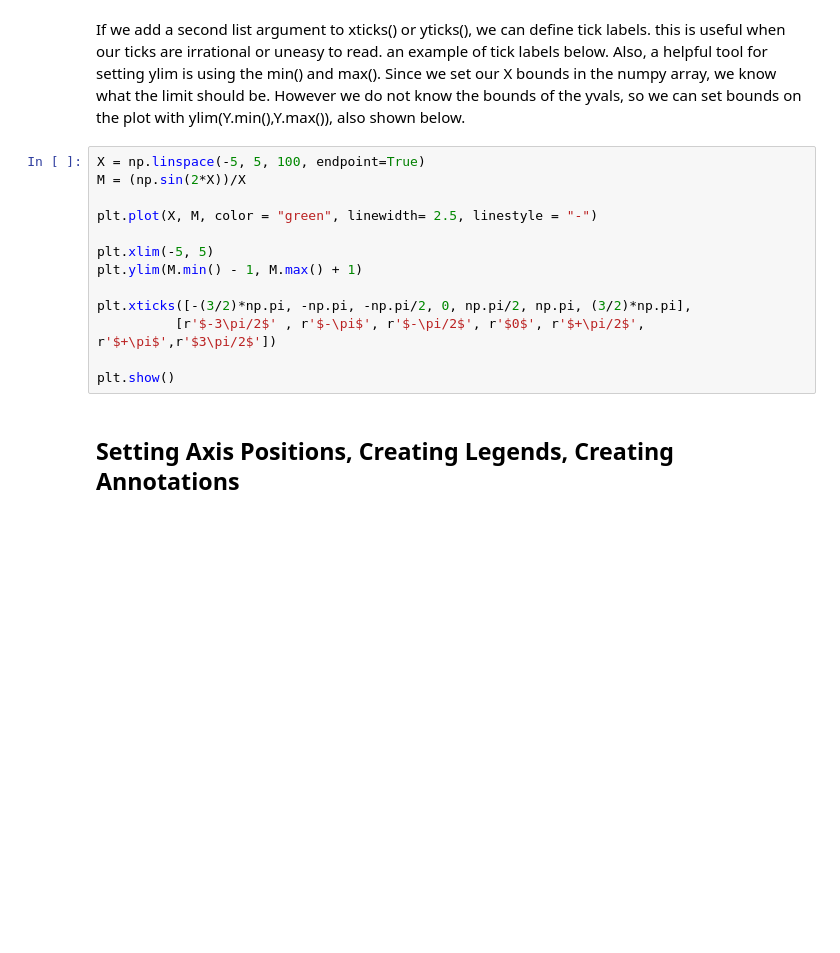
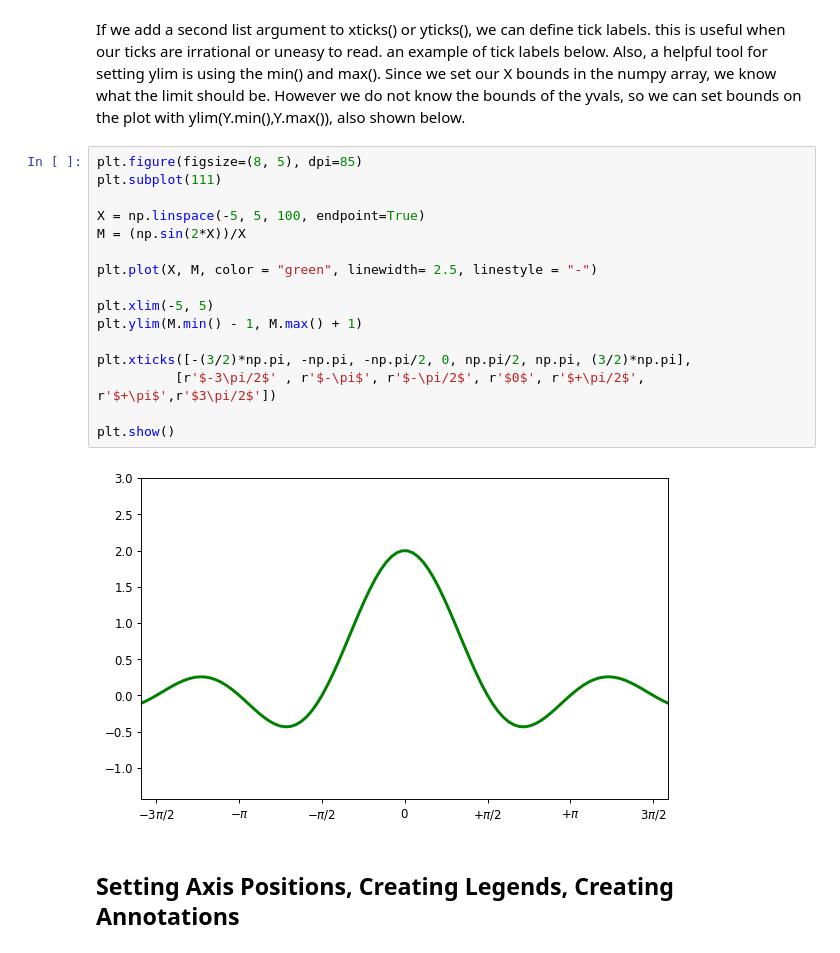
Before and after one commit to chapman-cs510-2017f/cw-07-cw05-tim-evan, a Jupyter notebook: matplotlib-tutorial.ipynb, the cells around one changed output. Cells and saved outputs as stored; diff of their text form; blank space fills up the shorter version.

```diff
--- a/matplotlib-tutorial.ipynb
+++ b/matplotlib-tutorial.ipynb
@@ -73,18 +88,23 @@ Using xlim() and ylim() from matplot we can set the min and max of x and y to be
 # %% [markdown]
 If we add a second list argument to xticks() or yticks(), we can define tick labels. this is useful when our ticks are irrational or uneasy to read. an example of tick labels below. Also, a helpful tool for setting ylim is using the min() and max(). Since we set our X bounds in the numpy array, we know what the limit should be. However we do not know the bounds of the yvals, so we can set bounds on the plot with ylim(Y.min(),Y.max()), also shown below.
 # %%
+plt.figure(figsize=(8, 5), dpi=85)
+plt.subplot(111)
+
 X = np.linspace(-5, 5, 100, endpoint=True)
 M = (np.sin(2*X))/X
 
 plt.plot(X, M, color = "green", linewidth= 2.5, linestyle = "-")
 
 plt.xlim(-5, 5)
 plt.ylim(M.min() - 1, M.max() + 1)
 
 plt.xticks([-(3/2)*np.pi, -np.pi, -np.pi/2, 0, np.pi/2, np.pi, (3/2)*np.pi],
           [r'$-3\pi/2$' , r'$-\pi$', r'$-\pi/2$', r'$0$', r'$+\pi/2$', r'$+\pi$',r'$3\pi/2$'])
 
 plt.show()
+# %% [output]
+[figure, added]
 # %% [markdown]
 ## Setting Axis Positions, Creating Legends, Creating Annotations ##
 # %% [markdown]
```
Also changed, not shown: parts of 5 cells of this notebook.
